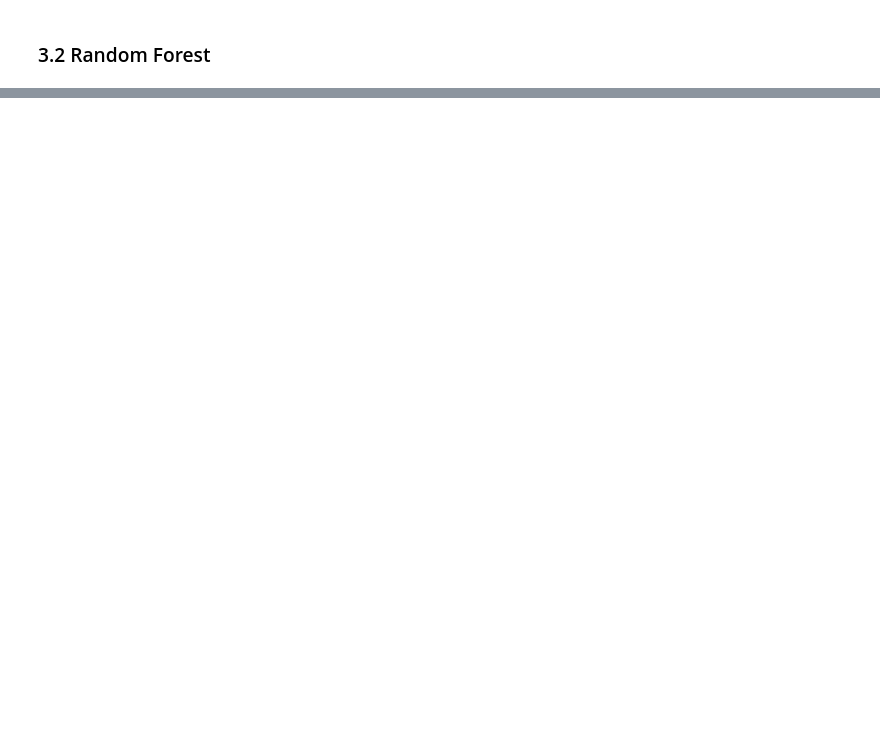
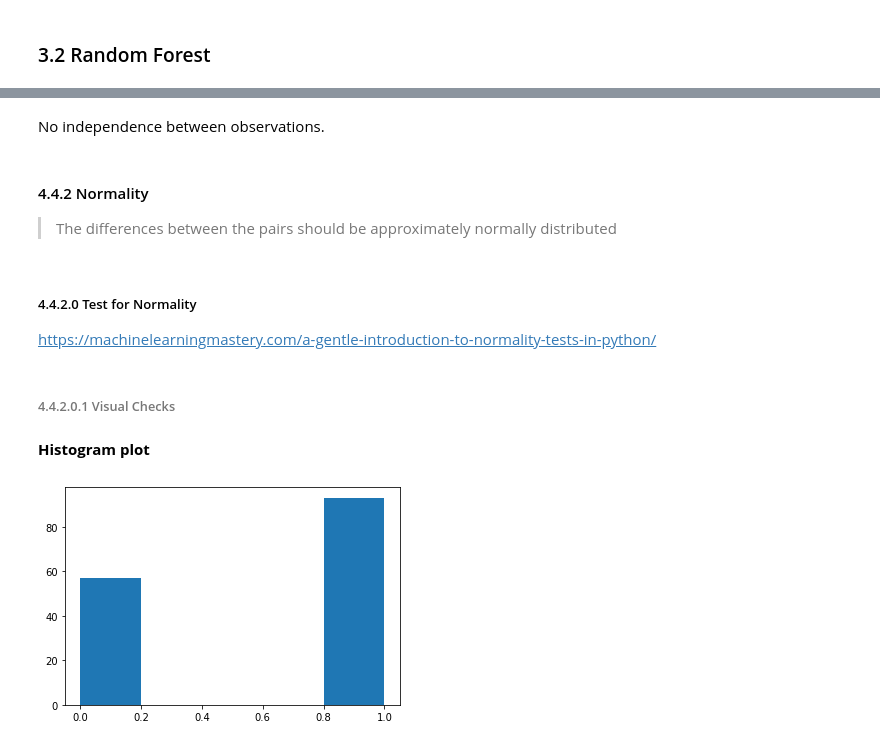
Before and after one commit to janvandenschilden/practiceML, a Jupyter notebook: 2022-02-24_statistically-compare-models/2022-02-24_statistically-compare-models.ipynb, the cells around one changed output, grey strips where cells are left out. Cells and saved outputs as stored; diff of their text form; code cells hidden in the pictures; blank space fills up the shorter version.

```diff
--- a/2022-02-24_statistically-compare-models/2022-02-24_statistically-compare-models.ipynb
+++ b/2022-02-24_statistically-compare-models/2022-02-24_statistically-compare-models.ipynb
@@ -92,0 +157,19 @@ plt.show()
+# %% [markdown]
+No independence between observations.
+# %% [markdown]
+#### 4.4.2 Normality
+> The differences between the pairs should be approximately normally distributed
+# %% [markdown]
+##### 4.4.2.0 Test for Normality
+https://machinelearningmastery.com/a-gentle-introduction-to-normality-tests-in-python/
+# %% [markdown]
+###### 4.4.2.0.1 Visual Checks
+# %% [markdown]
+**Histogram plot**
+# %%
+import matplotlib.pyplot as plt
+
+plt.hist(modelDiffResults,bins=5)
+plt.show()
+# %% [output]
+[figure, added]
```
Also changed, not shown: parts of 67 cells of this notebook, 2 other files.
